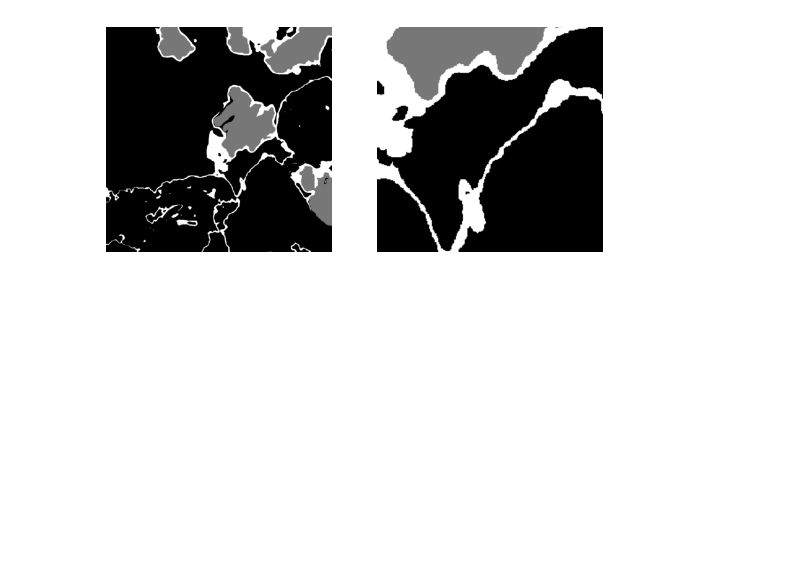
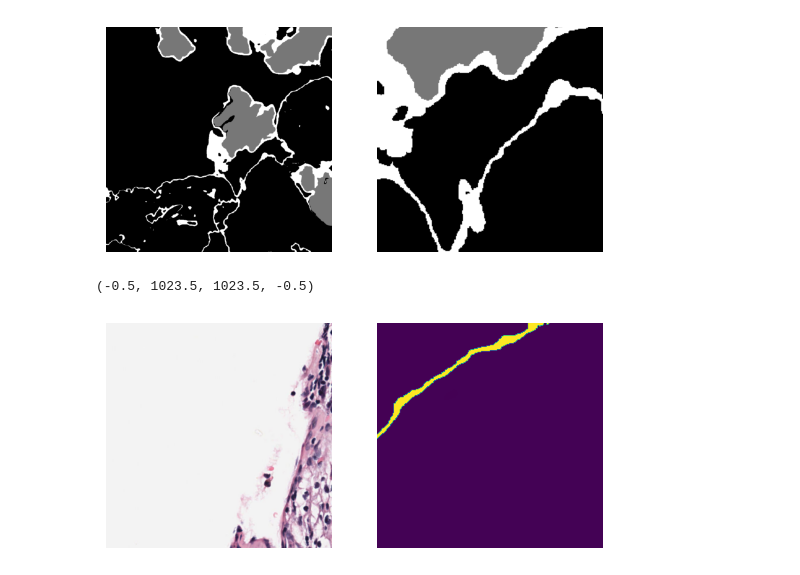
Before and after one commit to bendikgh/histopathology_segmentation, a Jupyter notebook: eda.ipynb, the cells around one changed output. Cells and saved outputs as stored; diff of their text form; code cells hidden in the pictures; blank space fills up the shorter version.

```diff
--- a/eda.ipynb
+++ b/eda.ipynb
@@ -171,18 +171,18 @@ plt.axis("off")
 (-0.5, 1023.5, 1023.5, -0.5)
 [figure]
 # %%
-offset_tensor = torch.tensor([data_object["x_offset"], data_object["y_offset"]]) * image_size
-scaling_value = data_object["cell_mpp"] / data_object["tissue_mpp"]
 
 cell_channels_with_tissue_annotations = []
 
-for id in list(data.keys()):
+for id in sorted(list(data.keys())):
     data_object = data[id]
+    offset_tensor = torch.tensor([data_object["x_offset"], data_object["y_offset"]]) * image_size
+    scaling_value = data_object["cell_mpp"] / data_object["tissue_mpp"]
     tissue_tensor = data_object["tissue_annotated"]
     cell_tensor = data_object["cell_image"]
 
     cropped_scaled = crop_and_upscale_tissue(tissue_tensor, offset_tensor, scaling_value)
-    cell_tensor_tissue_annotation = torch.cat([cell_tensor, tissue_tensor], 0)
+    cell_tensor_tissue_annotation = torch.cat([cell_tensor, cropped_scaled], 0)
 
     cell_channels_with_tissue_annotations.append(cell_tensor_tissue_annotation)
 
@@ -191,0 +190,12 @@ tissue_crops_scaled_tensor
+# %%
+idx = 13
+# print(type(tissue_crops_scaled_tensor))
+plt.subplot(1, 2, 1)
+plt.imshow(tissue_crops_scaled_tensor[idx, :3, :, :].permute((1, 2, 0)))
+plt.axis("off")
+plt.subplot(1, 2, 2)
+plt.imshow(tissue_crops_scaled_tensor[idx, 3, :, :])
+plt.axis("off")
+# %% [output]
+(-0.5, 1023.5, 1023.5, -0.5)
+[figure, added]
```
Also changed, not shown: parts of 1 cell of this notebook, 1 other file.
